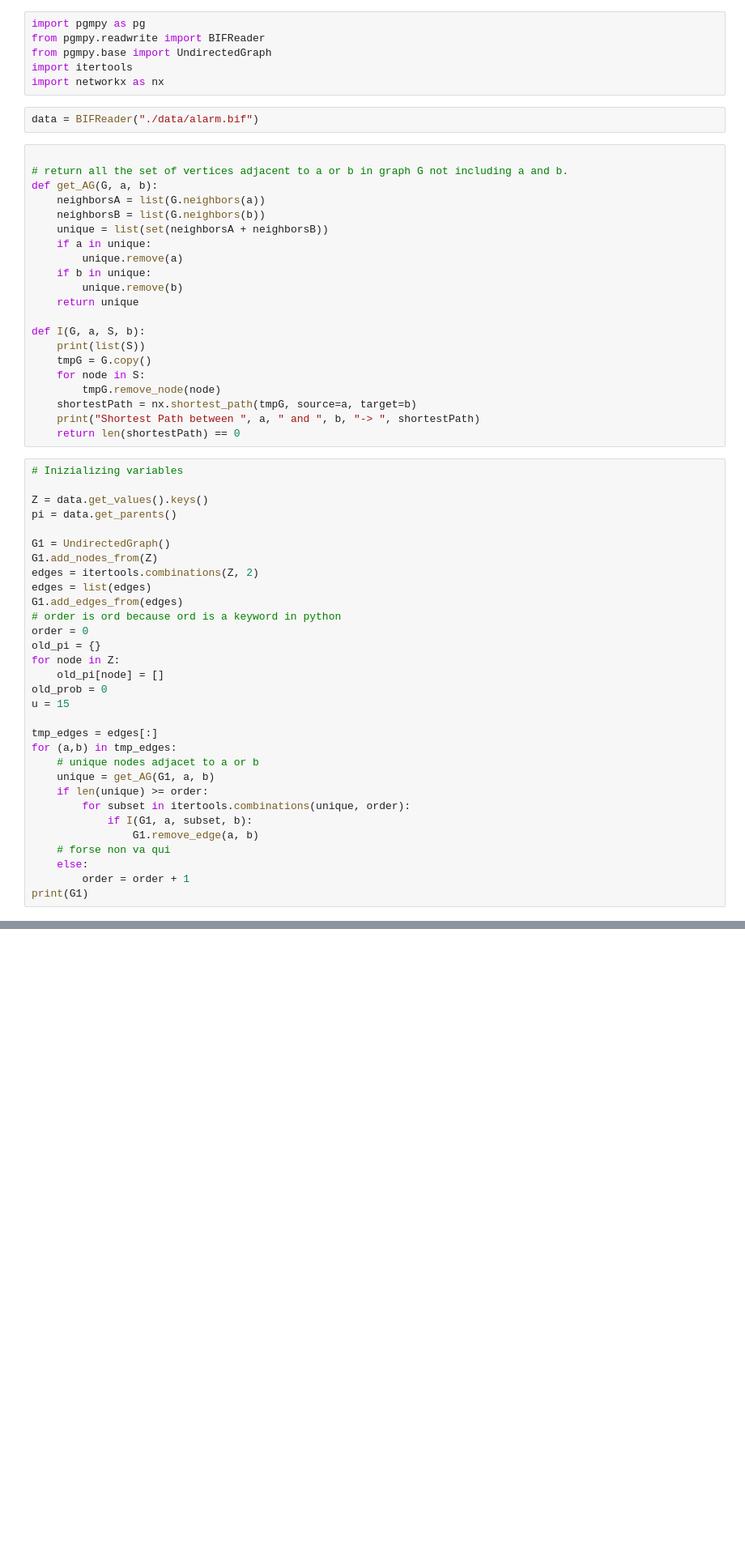
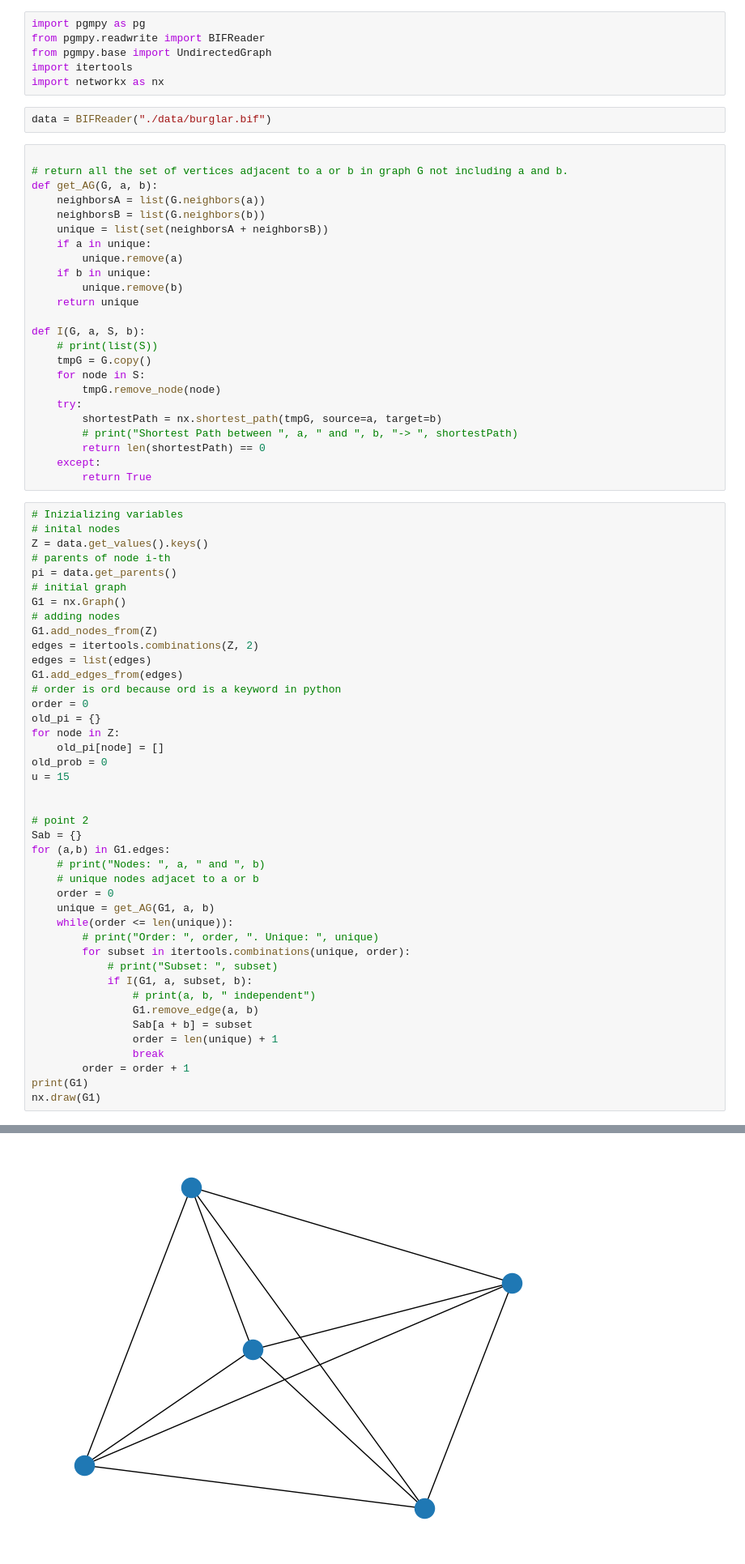
Before and after one commit to StefanoColamonaco/Bayesian-Networks-Investigation, a Jupyter notebook: construction.ipynb, the cells around one changed output, grey strips where cells are left out. Shown at 81% size. Saved outputs shown, nothing was run; the diff lists cells and outputs as text; blank space fills up the shorter version.

Commit message:
Implemented point 2 and half of point 3

```diff
--- a/construction.ipynb
+++ b/construction.ipynb
@@ -5,7 +5,7 @@ from pgmpy.base import UndirectedGraph
 import itertools
 import networkx as nx
 # %%
-data = BIFReader("./data/alarm.bif")
+data = BIFReader("./data/burglar.bif")
 # %%
 
 # return all the set of vertices adjacent to a or b in graph G not including a and b.
@@ -20,20 +20,25 @@ def get_AG(G, a, b):
     return unique
 
 def I(G, a, S, b):
-    print(list(S))
+    # print(list(S))
     tmpG = G.copy()
     for node in S:
         tmpG.remove_node(node)
-    shortestPath = nx.shortest_path(tmpG, source=a, target=b)
-    print("Shortest Path between ", a, " and ", b, "-> ", shortestPath)
-    return len(shortestPath) == 0
+    try:
+        shortestPath = nx.shortest_path(tmpG, source=a, target=b)
+        # print("Shortest Path between ", a, " and ", b, "-> ", shortestPath)
+        return len(shortestPath) == 0
+    except:
+        return True
 # %%
 # Inizializing variables
-
+# inital nodes
 Z = data.get_values().keys()
+# parents of node i-th
 pi = data.get_parents()
-
-G1 = UndirectedGraph()
+# initial graph
+G1 = nx.Graph()
+# adding nodes
 G1.add_nodes_from(Z)
 edges = itertools.combinations(Z, 2)
 edges = list(edges)
@@ -46,16 +51,25 @@ for node in Z:
 old_prob = 0
 u = 15
 
-tmp_edges = edges[:]
-for (a,b) in tmp_edges:
+
+# point 2
+Sab = {}
+for (a,b) in G1.edges:
+    # print("Nodes: ", a, " and ", b)
     # unique nodes adjacet to a or b
+    order = 0
     unique = get_AG(G1, a, b)
-    if len(unique) >= order:
+    while(order <= len(unique)):
+        # print("Order: ", order, ". Unique: ", unique)
         for subset in itertools.combinations(unique, order):
+            # print("Subset: ", subset)
             if I(G1, a, subset, b):
+                # print(a, b, " independent")
                 G1.remove_edge(a, b)
-    # forse non va qui
-    else:
+                Sab[a + b] = subset
+                order = len(unique) + 1
+                break
         order = order + 1
 print(G1)
+nx.draw(G1)
 # %% [output]
@@ -78,0 +77 @@ UndirectedGraph with 37 nodes and 666 edges
+[figure, added]
```
Also changed, not shown: parts of 2 cells of this notebook, 1 other file.
